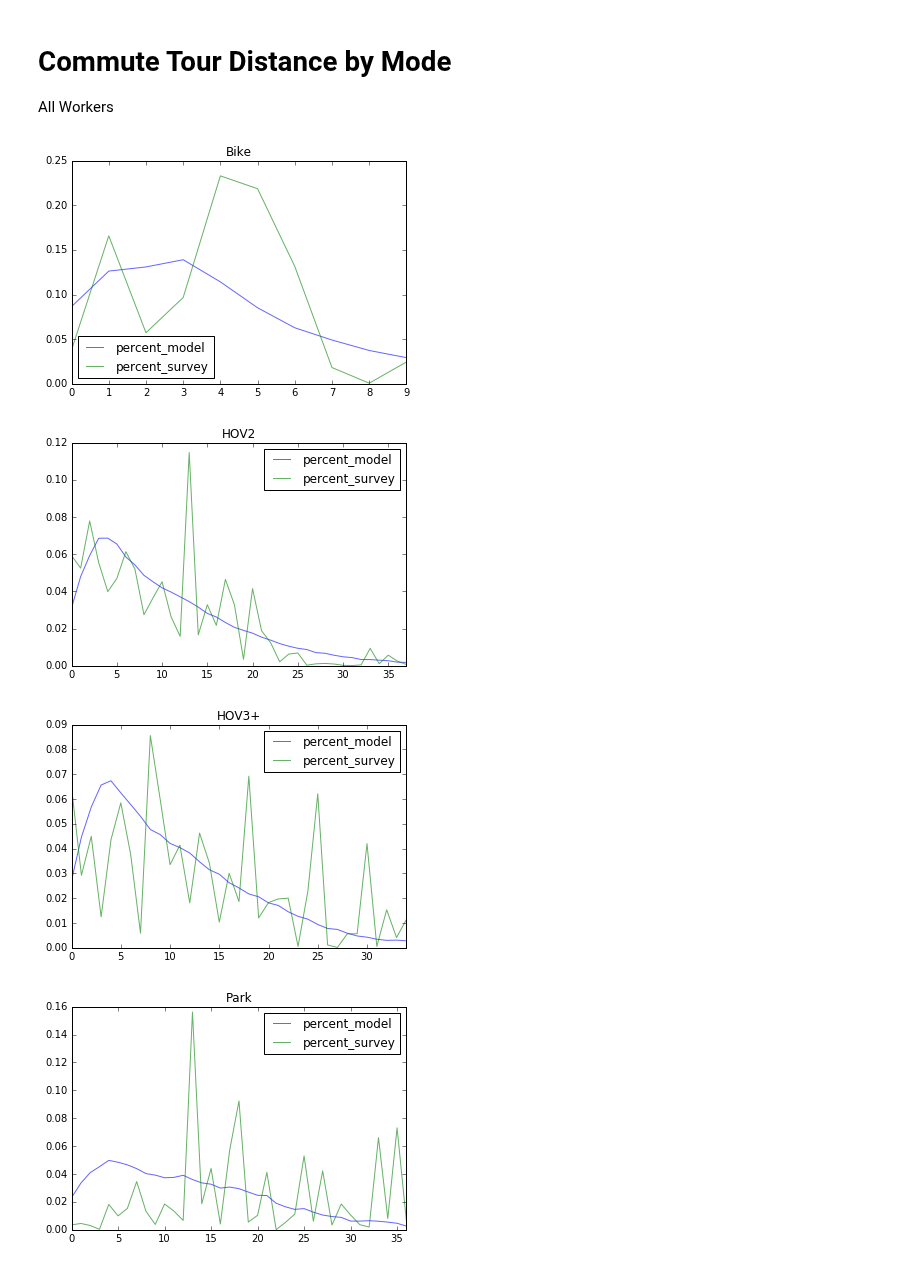
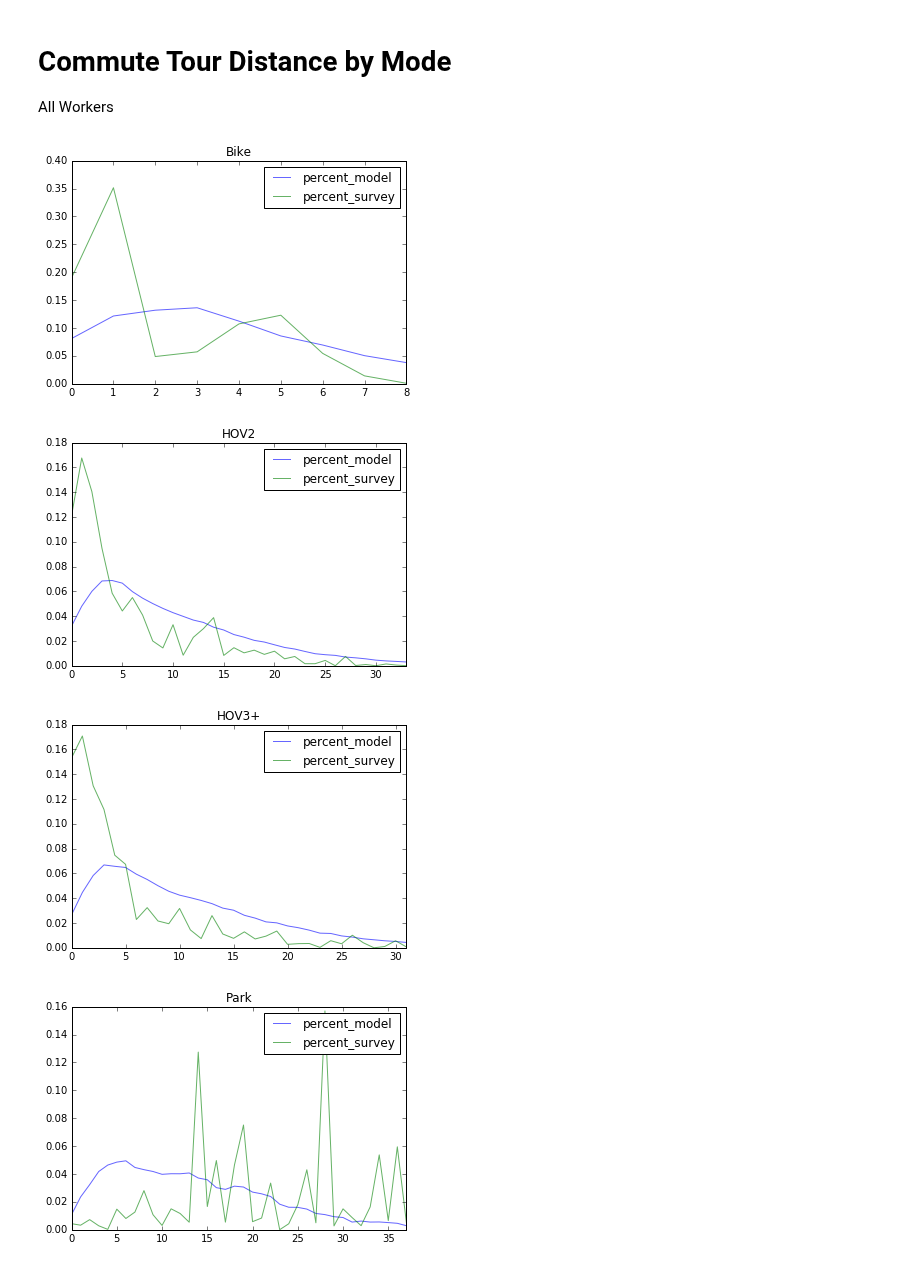
Before and after one commit to psrc/soundcast, a Jupyter notebook: scripts/summarize/notebooks/work.ipynb, the cells around one changed output. Saved outputs shown, nothing was run; the diff lists cells and outputs as text; code cells hidden in the pictures.

```diff
--- a/scripts/summarize/notebooks/work.ipynb
+++ b/scripts/summarize/notebooks/work.ipynb
@@ -44,11 +44,12 @@ df_wfh_survey = pd.read_csv(os.path.join(relative_path,'agg','dash','survey','wf
 df_tot = pd.read_csv(os.path.join(relative_path,'agg','dash','pptyp_county.csv'))
 df_tot = df_tot[df_tot['pptyp'].isin(['Full-Time Worker', 'Part-Time Worker'])]
 df_tot = df_tot.groupby('person_county').sum()[['psexpfac']].reset_index()
+total_nonwfh_workers = df_tot.sum()['psexpfac']
 
 df_tot_survey = pd.read_csv(os.path.join(relative_path,'agg','dash','survey','pptyp_county.csv'))
 df_tot_survey = df_tot_survey[df_tot_survey['pptyp'].isin(['Full-Time Worker', 'Part-Time Worker'])]
 df_tot_survey = df_tot_survey.groupby('person_county').sum()[['psexpfac']].reset_index()
-
+total_nonwfh_workers_survey = df_tot_survey.sum()['psexpfac']
 
 df = df_wfh.merge(df_tot, on='person_county')
 df.index = df['person_county']
@@ -313,0 +363,21 @@ _df
+# %%
+df = pd.read_csv(os.path.join(relative_path,'agg','dash','vmt_nonwfh.csv'))
+df_survey = pd.read_csv(os.path.join(relative_path,'agg','dash','survey','vmt_nonwfh.csv'))
+
+pd.options.display.float_format = '{:,.2f}'.format
+_df = df[(df['mode'].isin(['SOV','HOV2','HOV3+']))&
+   (df['dorp']==1) &
+   (df['pptyp'].isin(['Full-Time Worker','Part-Time Worker']))].groupby('dpurp').sum()[['travdist_wt']]
+_df['VMT per Person (Model)'] = _df['travdist_wt']/total_nonwfh_workers
+
+_df_survey = df_survey[(df_survey['mode'].isin(['SOV','HOV2','HOV3+']))&
+   (df_survey['dorp']==1) &
+   (df_survey['pptyp'].isin(['Full-Time Worker','Part-Time Worker']))].groupby('dpurp').sum()[['travdist_wt']]
+_df_survey['VMT per Person (Model)'] = _df_survey['travdist_wt']/total_nonwfh_workers_survey
+
+_df = _df.merge(_df_survey, left_index=True, right_index=True, suffixes=['_model','_survey'])
+_df.loc['Total',:] = _df.sum()
+_df[['travdist_wt_model','travdist_wt_survey']] = _df[['travdist_wt_model','travdist_wt_survey']].astype('int')
+_df.rename(columns={'travdist_wt_model': 'Total VMT (Model)', 'travidst_wt_survey': 'Total VMT (Survey)'},
+                   inplace=True)
+_df
@@ -319,32 +400,33 @@ df = pd.read_csv(os.path.join(relative_path,'agg','dash','tour_distance.csv'))
 # %%
 df = pd.read_csv(os.path.join(relative_path,'agg','dash','tour_distance.csv'))
+df_survey = pd.read_csv(os.path.join(relative_path,'agg','dash','survey','tour_distance.csv'))
 df = df[df['pdpurp'] == 'Work']
 df = df[df['tmodetp'] != "-1"]
 
 for mode in df['tmodetp'].unique():
     _df = df[df['tmodetp'] == mode]
 
     _df = _df.groupby('tautodist_bin').sum()[['toexpfac']].reset_index()
 
     _df['percent'] = _df['toexpfac']/_df['toexpfac'].sum()
     _df['cumulative_percent'] = _df['percent'].cumsum()
 
     # remove records that are outside 99% of records
     _df = _df[_df['cumulative_percent'] <= 0.99]
 
     _df_survey = df_survey[df_survey['tmodetp'] == mode]
     _df_survey = _df_survey.groupby('tautodist_bin').sum()[['toexpfac']].reset_index()
 
     _df_survey['percent'] = _df_survey['toexpfac']/_df_survey['toexpfac'].sum()
     _df_survey['cumulative_percent'] = _df_survey['percent'].cumsum()
 
     # remove records that are outside 99% of records
     _df_survey = _df_survey[_df_survey['cumulative_percent'] <= 0.99]
 
     _df_merged = _df.merge(_df_survey, on='tautodist_bin', suffixes=['_model','_survey'])
     _df_merged[['percent_model','percent_survey']].plot(alpha=0.6, title=mode)
 # %% [output]
-[figure, old version]
+[figure, new version]
-[figure, old version]
+[figure, new version]
-[figure, old version]
+[figure, new version]
-[figure, old version]
+[figure, new version]
```
Also changed, not shown: parts of 20 cells of this notebook, 1 other file.
